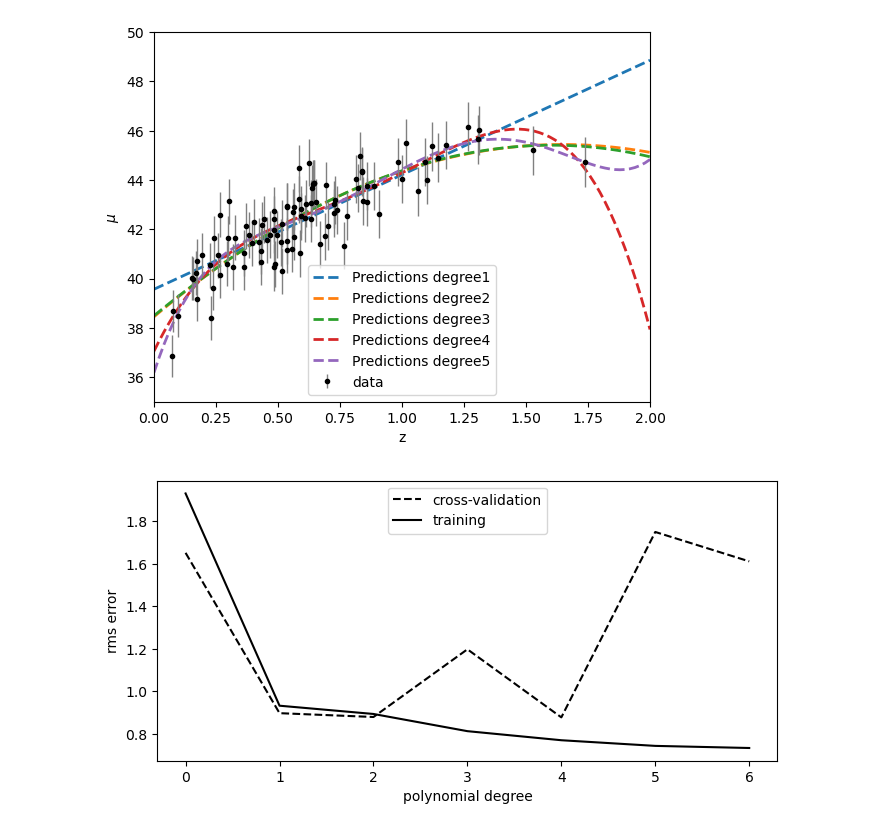
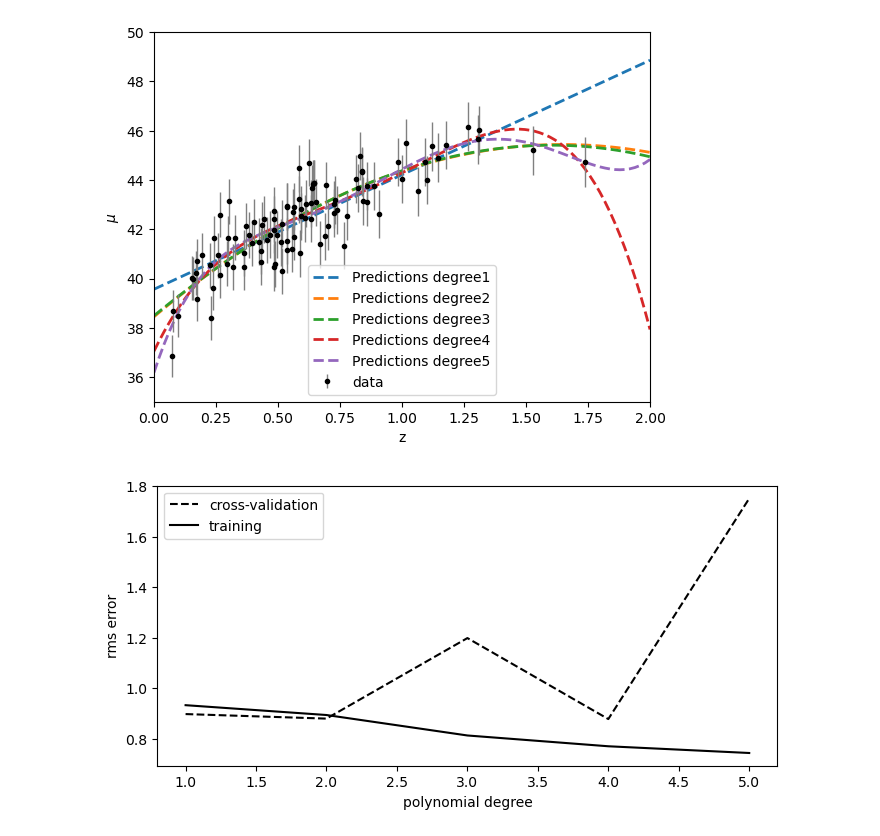
Before and after one commit to Diego-Albano/astrostatistics_bicocca_2025, a Jupyter notebook: working/W17.ipynb, the cells around one changed output. Cells and saved outputs as stored; diff of their text form; code cells hidden in the pictures.

```diff
--- a/working/W17.ipynb
+++ b/working/W17.ipynb
@@ -90,37 +93,46 @@ plt.ylim(35,50);
 import math
 #shuffle 2 arrays in the same way
 from sklearn.utils import shuffle
-x, y = shuffle(z_sample, mu_sample, random_state=0)
-
+x, y, dy = shuffle(z_sample, mu_sample, dmu, random_state=0)
+x = np.reshape(x, [100, 1])
 #divide array by 3
 n = math.floor(len(x)/3)
 
-x_noise = x[:n]
-y_noise = y[:n]
+x_train = x[:n]
+y_train = y[:n]
 
-x_cv = x[-n:]  #sometimes it loses a point
-y_cv = y[-n:]
+x_validation = x[-n:]  #sometimes it loses a point
+y_validation = y[-n:]
 # %%
-d = np.arange(0, 7)
+#I made a mistake and thought that polyfit would be different than polinomial regression, but it isn't
+x, y, dy = shuffle(z_sample, mu_sample, dmu, random_state=0)
+xp_train = x[:n]
+yp_train = y[:n]
 
-training_err = np.zeros(d.shape)
-crossval_err = np.zeros(d.shape)
+xp_validation = x[-n:]  #sometimes it loses a point
+yp_validation = y[-n:]
+
+d = np.arange(1, 6)
+
+training_err = []
+crossval_err = []
 
 fig = plt.figure(figsize=(8, 8))
-for i in range(len(d)):
-    p = np.polyfit(x_noise, y_noise, i)
-    training_err[i] = np.sqrt(np.sum((np.polyval(p, x_noise) - y_noise) ** 2) / len(y_noise))
-    crossval_err[i] = np.sqrt(np.sum((np.polyval(p, x_cv) - y_cv) ** 2) / len(y_cv))
+
+for i in d:
+    p = np.polyfit(xp_train, yp_train, i)
+    training_err.append(np.sqrt(np.sum((np.polyval(p, xp_train) - yp_train) ** 2) / len(yp_train)))
+    crossval_err.append(np.sqrt(np.sum((np.polyval(p, xp_validation) - yp_validation) ** 2) / len(yp_validation)))
 
 
 ax = fig.add_subplot(211)
 ax.plot(d, crossval_err, '--k', label='cross-validation')
 ax.plot(d, training_err, '-k', label='training')
 
 ax.set_xlabel('polynomial degree')
 ax.set_ylabel('rms error')
 ax.legend()
 
 plt.show()
 # %% [output]
-[figure, old version]
+[figure, new version]
```
Also changed, not shown: parts of 3 cells of this notebook, 3 other files.
